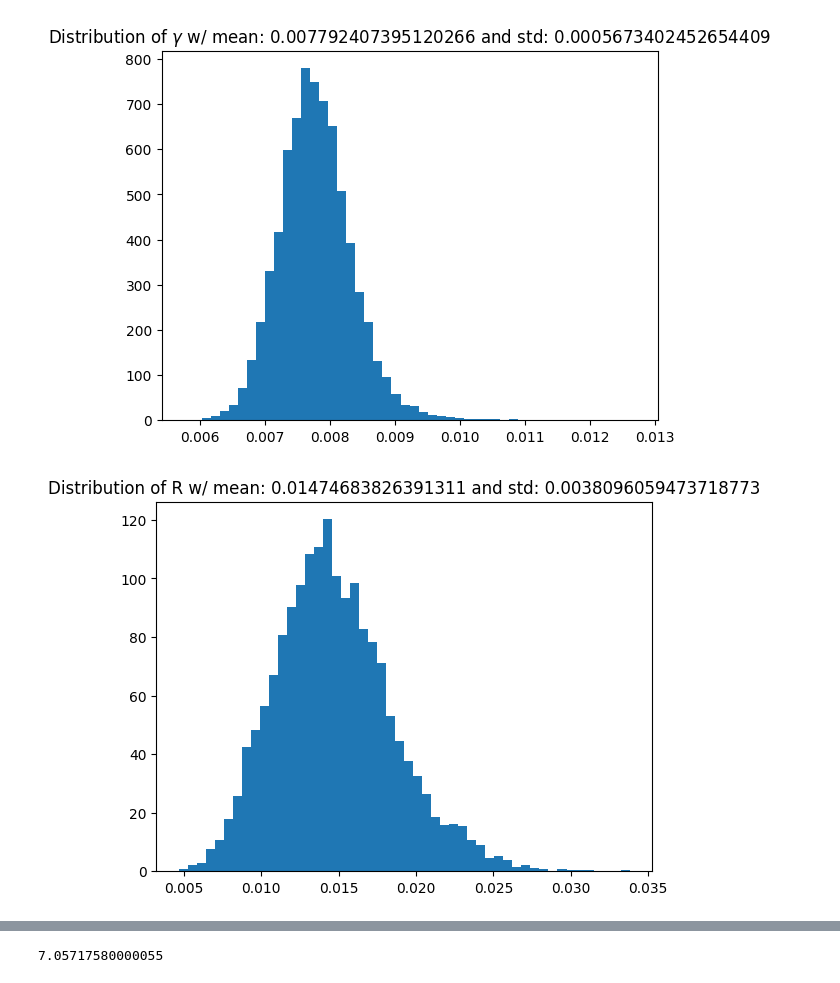
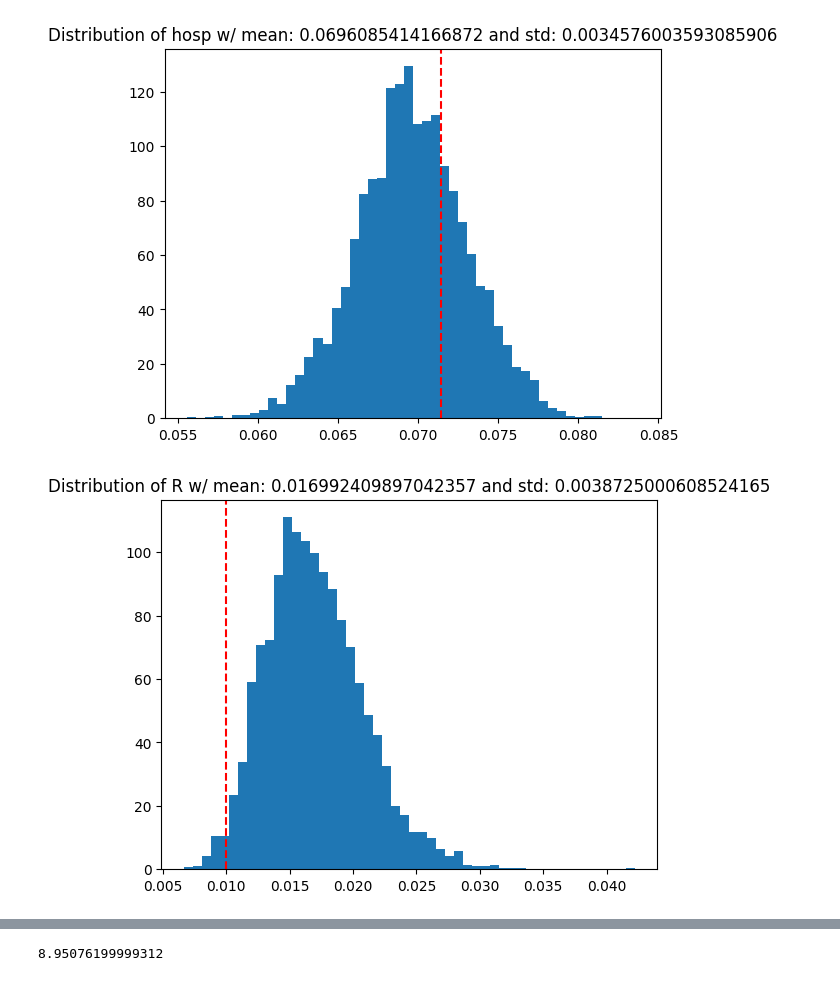
Before and after one commit to Averydx/PMCMC, a Jupyter notebook: examples/PMCMC_sirh_OU.ipynb, the cells around one changed output, grey strips where cells are left out. Cells and saved outputs as stored; diff of their text form; code cells hidden in the pictures.

```diff
--- a/examples/PMCMC_sirh_OU.ipynb
+++ b/examples/PMCMC_sirh_OU.ipynb
@@ -23,13 +21,12 @@ betas = pd.read_csv('../data_sets/ou_SIRH_betas_nbinom.csv').to_numpy()
 def SIRH_model(particles,observations,t,dt,model_params,rng):
     '''Definition of SEIR model as described in Calvetti's paper. Difference
     is the use of Tau leaping to introduce stochasticity into the system and continuous log-normal OU process definition for beta.'''
-    gamma,R,mu,sig = model_params
+    hosp,R,mu,sig = model_params
 
     lam = 1/50
-
     D = 1/7
-    L = 1/100
-    hosp = 1/14
+    gamma = 1/100
+    L = 0.#1/100
 
     A = np.exp(-lam * dt)
     M = mu * (np.exp(-lam * dt) - 1)
@@ -71,6 +68,8 @@ with open("../param_sets/SIRH_OU_model_params.json", "r+") as f:
 
 gamma = SIRS_model_params['gamma']
 R = SIRS_model_params['R']
+D = SIRS_model_params['D']
+hosp = SIRS_model_params['hosp']
 
 with open("../param_sets/SIRH_OU_process_params.json", "r+") as f:
     OU_process_json = f.read()
@@ -79,22 +78,22 @@ with open("../param_sets/SIRH_OU_process_params.json", "r+") as f:
 mean_ou = SIRS_OU_process_params['mean_ou']
 sig = SIRS_OU_process_params['sig']
 
-T = 150
+T = 250
 dt = 0.1
 t_vec = np.arange(0,T,dt)
 
 def SIRH_init(num_particles, model_dim, rng):
     particles_0 = np.zeros((num_particles,model_dim))
     particles_0[:,0] = 100_000
-    I_init = rng.integers(1,5,size = (num_particles))
+    I_init = rng.integers(50,200,size = (num_particles))
     particles_0[:,0] -= I_init
     particles_0[:,1] = I_init
-    particles_0[:,4] = rng.uniform(0.2,0.8, size = (num_particles,))
+    particles_0[:,4] = rng.uniform(0.01,0.2, size = (num_particles,))
 
 
     return particles_0
 
-pf_params = {'num_particles':100_000,
+pf_params = {'num_particles':10_000,
                       'dt':dt,
                       'model':SIRH_model,
                       'observation_model':SIRH_Obs,
@@ -106,7 +105,7 @@ from time import perf_counter
 
 t = perf_counter()
 output = particlefilter(data = data,
-        model_params= (gamma,1/R,mean_ou,sig),
+        model_params= (hosp,1/R,mean_ou,sig),
         pf_params = pf_params,
         rng = rng,
         req_jit=True
@@ -154,5 +153,5 @@ Root Mean Squared Error for the Data 82.3012493393665
 # %%
-pmcmc_rng = np.random.default_rng(0)
+pmcmc_rng = np.random.default_rng(10)
 
 @nb.njit
 def uniform_numba_logpdf(theta,min_val,max_val):
@@ -165,19 +164,19 @@ def uniform_numba_logpdf(theta,min_val,max_val):
 def sirh_prior(theta):
     return uniform_numba_logpdf(theta[0],min_val= 0.,max_val= 1.) + \
     uniform_numba_logpdf(theta[1],min_val = 1/1000.,max_val = 1/5.) + \
-    uniform_numba_logpdf(theta[2],min_val = -3.,max_val=-0.) + \
-    uniform_numba_logpdf(theta[3],min_val = 0.,max_val=1/2)
+    uniform_numba_logpdf(theta[2],min_val = -2.,max_val = -0.7) + \
+    uniform_numba_logpdf(theta[3],min_val = 0.,max_val=1.)
 
 
-'''estimated params gamma,R,mean_ou,sig'''
+'''estimated params hosp,R,mean_ou,sig'''
 
 pmcmc_params = {'iterations':50_000,
                 'init_params':np.array([0.1,0.1,-1.,0.01]),
                 'prior':sirh_prior,
-                'init_cov':  np.diag([0.01,0.01,0.01,0.01]),
+                'init_cov':  np.diag([0.001,0.001,0.001,0.001]),
                 'burn_in':1_000}
 
-pf_params = {'num_particles':10_000,
+pf_params = {'num_particles':500,
                       'dt':1.,
                       'model':SIRH_model,
                       'observation_model':SIRH_Obs,
@@ -216,5 +215,5 @@ iteration: 26640| Acceptance rate: 0.3762762762762763| Log-Likelihood: -448.7726
 # %%
-burn_in = 10000
+burn_in = 10_000
 
 MLE = np.argmax(pmcmc_output['Log Likelihood'])
 
@@ -234,19 +233,23 @@ The Maximum Likelihood Estimate is [ 0.00764992  0.01432544 -0.98684159  0.02231
 # %%
-plt.title(f"Distribution of $\\gamma$ w/ mean: {np.mean(pmcmc_output['accepted_params'][0,burn_in:])} and std: {np.std(pmcmc_output['accepted_params'][0,burn_in:])}")
+plt.title(f"Distribution of hosp w/ mean: {np.mean(pmcmc_output['accepted_params'][0,burn_in:])} and std: {np.std(pmcmc_output['accepted_params'][0,burn_in:])}")
 plt.hist(pmcmc_output['accepted_params'][0,burn_in:],density=True,bins = 50)
+plt.axvline(x=hosp, color='r', linestyle='--')
 plt.show()
 
 plt.title(f"Distribution of R w/ mean: {np.mean((pmcmc_output['accepted_params'][1,burn_in:]))} and std: {np.std((pmcmc_output['accepted_params'][1,burn_in:]))}")
 plt.hist((pmcmc_output['accepted_params'][1,burn_in:]),density=True,bins = 50)
+plt.axvline(x=1/R, color='r', linestyle='--')
 plt.show()
 
 plt.title(f"Distribution of $\\mu$ w/ mean: {np.mean((pmcmc_output['accepted_params'][2,burn_in:]))} and std: {np.std((pmcmc_output['accepted_params'][2,burn_in:]))}")
 plt.hist((pmcmc_output['accepted_params'][2,burn_in:]),density=True,bins = 50)
+plt.axvline(x=mean_ou, color='r', linestyle='--')
 plt.show()
 
 plt.title(f"Distribution of $\\sigma$ w/ mean: {np.mean((pmcmc_output['accepted_params'][3,burn_in:]))} and std: {np.std((pmcmc_output['accepted_params'][3,burn_in:]))}")
 plt.hist((pmcmc_output['accepted_params'][3,burn_in:]),density=True,bins = 50)
+plt.axvline(x=sig, color='r', linestyle='--')
 plt.show()
 # %% [output]
-[figure, old version]
+[figure, new version]
-[figure, old version]
+[figure, new version]
@@ -275,7 +278,7 @@ output = particlefilter(data = data,
 
 print(perf_counter() - t)
 # %% [output]
-7.05717580000055
+8.95076199999312
 # %%
 '''Plots using the Expectation of the parameters and running the filter. '''
 print(f" Log Likelihood : {np.sum(output['Log_likelihood'])}")
```
Also changed, not shown: parts of 8 cells of this notebook, 11 other files.
